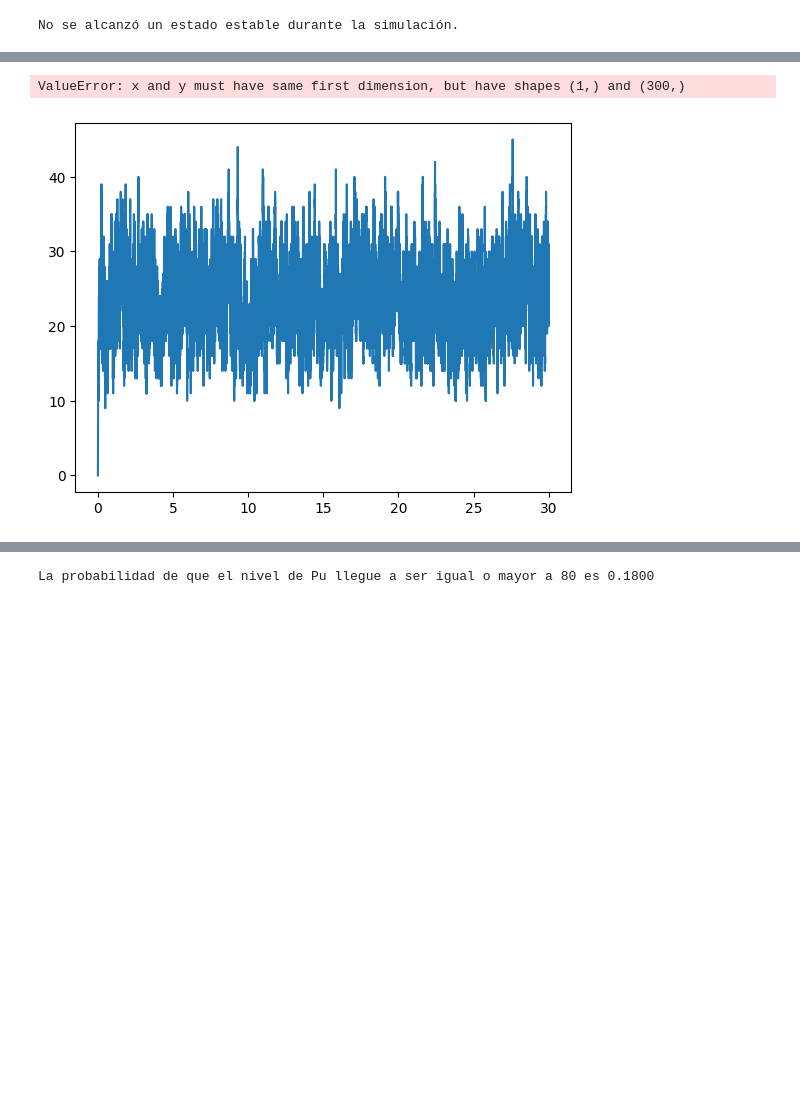
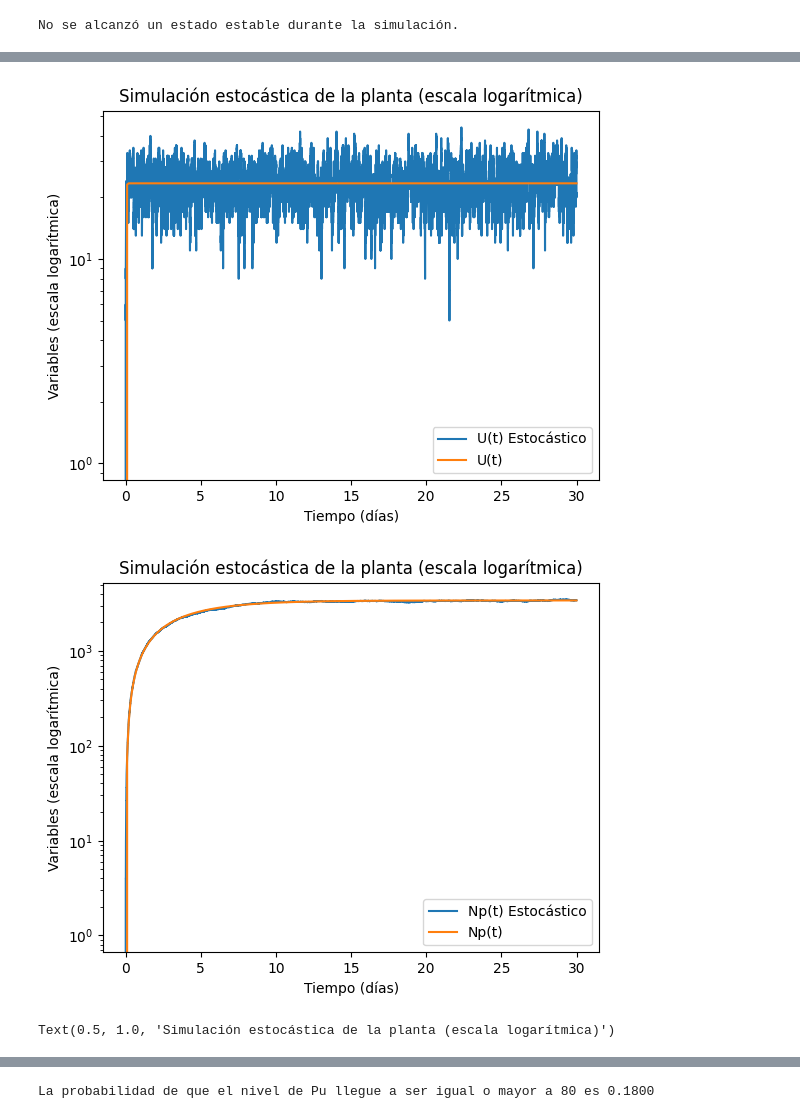
Before and after one commit to EstebanFuentesS/Metodos-Computacionales-2, a Jupyter notebook: Taller5.ipynb, the cells around one changed output, grey strips where cells are left out. Saved outputs shown, nothing was run; the diff lists cells and outputs as text; code cells hidden in the pictures; blank space fills up the shorter version.

Commit message:
Update Punto 5 Taller 5

```diff
--- a/Taller5.ipynb
+++ b/Taller5.ipynb
@@ -538,29 +538,33 @@ plt.show()
 # %%
+days = 30
+t = np.linspace(0, days, 300)  # Puntos de tiempo en días
+
 plt.plot(time_history, U_history, label='U(t) Estocástico')
 plt.plot(t, U, label="U(t)")
 plt.yscale('log')
 plt.xlabel('Tiempo (días)')
 plt.ylabel('Variables (escala logarítmica)')
 plt.legend()
 plt.title('Simulación estocástica de la planta (escala logarítmica)')
 plt.show()
 
 plt.plot(time_history, Np_history, label='Np(t) Estocástico')
 plt.plot(t, Np, label="Np(t)")
 plt.yscale('log')
 plt.xlabel('Tiempo (días)')
 plt.ylabel('Variables (escala logarítmica)')
 plt.legend()
 plt.title('Simulación estocástica de la planta (escala logarítmica)')
 
 plt.show()
 plt.plot(time_history, Pu_history, label='Pu(t) Estocástico')
 plt.plot(t, Pu, label="Pu(t)")
 plt.yscale('log')
 plt.xlabel('Tiempo (días)')
 plt.ylabel('Variables (escala logarítmica)')
 plt.legend()
 plt.title('Simulación estocástica de la planta (escala logarítmica)')
 # %% [output]
+[figure, new version]
+[figure, added]
-ValueError: x and y must have same first dimension, but have shapes (1,) and (300,)
+Text(0.5, 1.0, 'Simulación estocástica de la planta (escala logarítmica)')
-[figure, old version]
```
Also changed, not shown: parts of 2 cells of this notebook.
